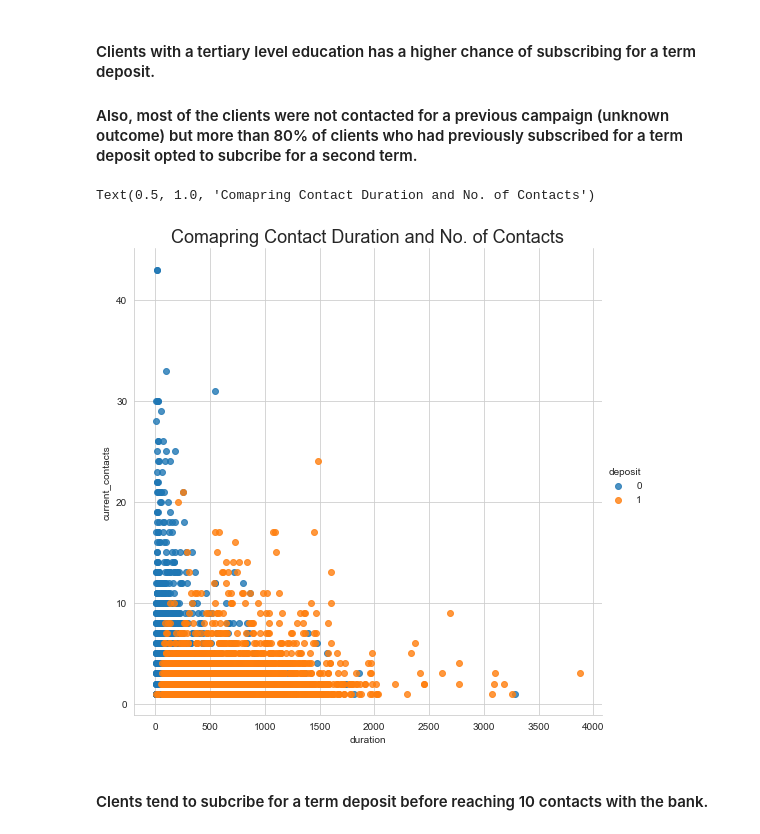
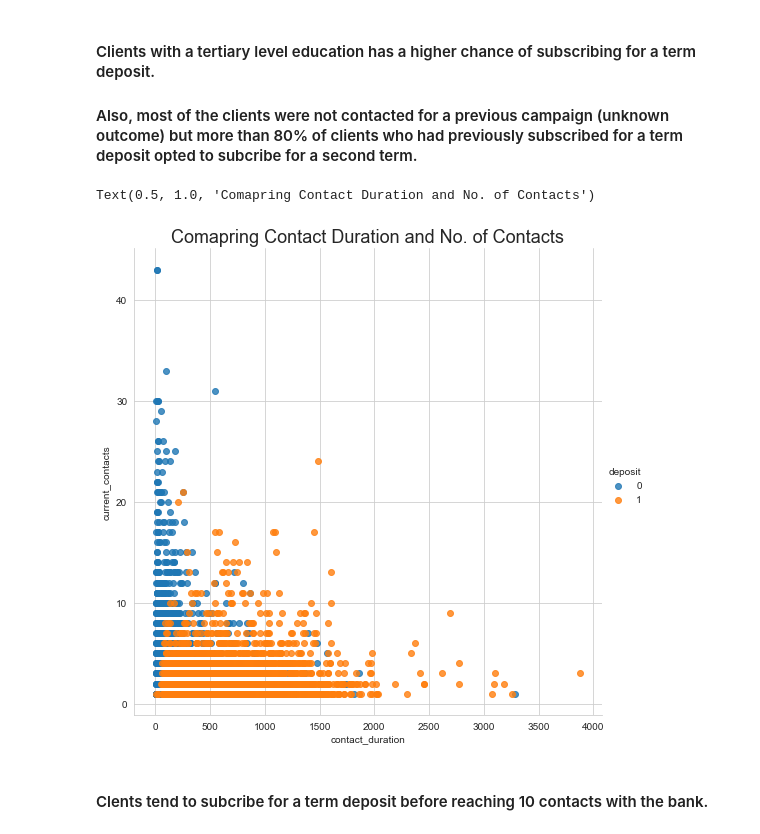
Before and after one commit to Solihin-k/bank_marketing, a Jupyter notebook: Bank_Marketing_Strategy.ipynb, the cells around one changed output. Saved outputs shown, nothing was run; the diff lists cells and outputs as text; code cells hidden in the pictures.

```diff
--- a/Bank_Marketing_Strategy.ipynb
+++ b/Bank_Marketing_Strategy.ipynb
@@ -96,7 +100,8 @@ full_dataset = full_dataset.rename( columns = { 'contact' : 'contact_mode',
                                               'poutcome' : 'previous_outcome',
                                               'job' : 'job_type',
                                               'day' : 'day_of_month',
-                                              'month' : 'month_of_year'})
+                                              'month' : 'month_of_year',
+                                              'duration' : 'contact_duration'})
 # %%
 # change values of deposit to 0 (did not subscribe) and 1 (subscribed)
 
@@ -422,17 +577,17 @@ other             0.021055  0.026879
 # %%
 # scatterplot of current contacts and contact duration
 
-sns.lmplot(x = 'duration',
+sns.lmplot(x = 'contact_duration',
            y = 'current_contacts',
            data = train_set,
            fit_reg = False,
            hue = 'deposit',
            height = 7)
 
 plt.title('Comapring Contact Duration and No. of Contacts', fontsize = 18)
 # %% [output]
 Text(0.5, 1.0, 'Comapring Contact Duration and No. of Contacts')
-[figure, old version]
+[figure, new version]
 # %% [markdown]
 #### Clents tend to subcribe for a term deposit before reaching 10 contacts with the bank.
 # %% [markdown]
```
Also changed, not shown: parts of 48 cells of this notebook.
